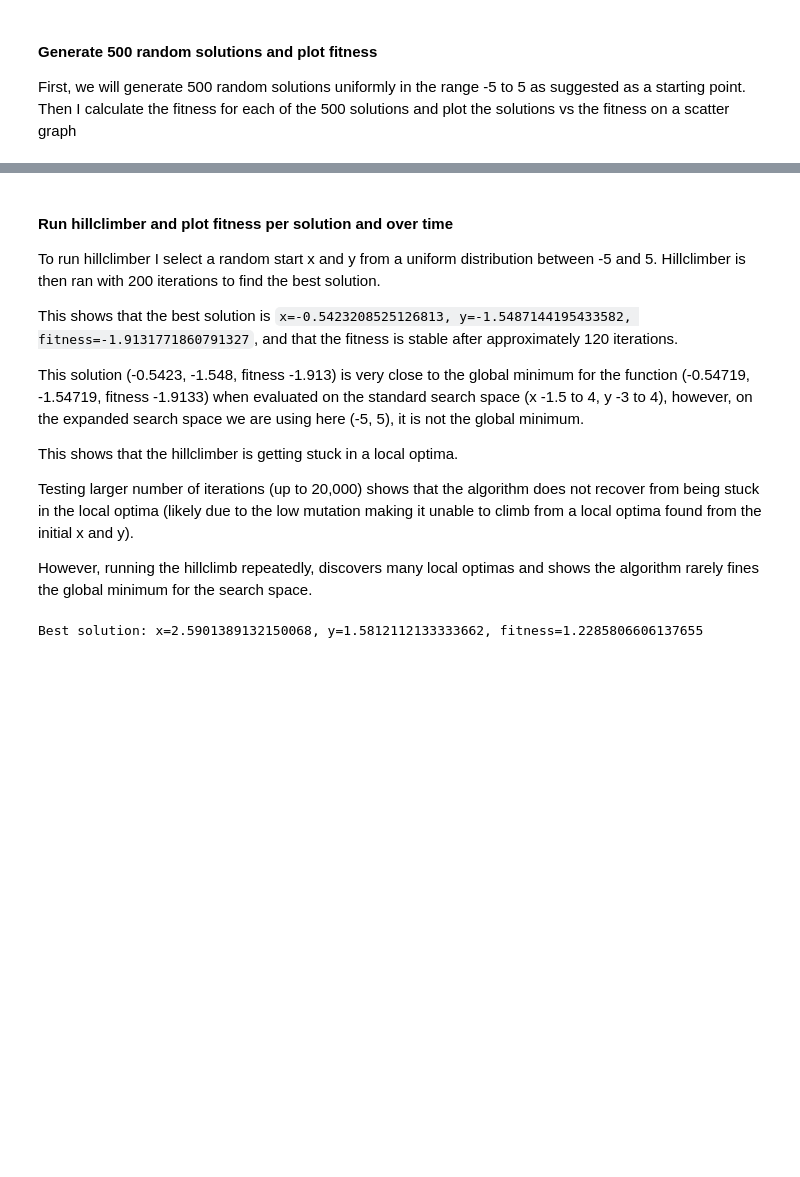
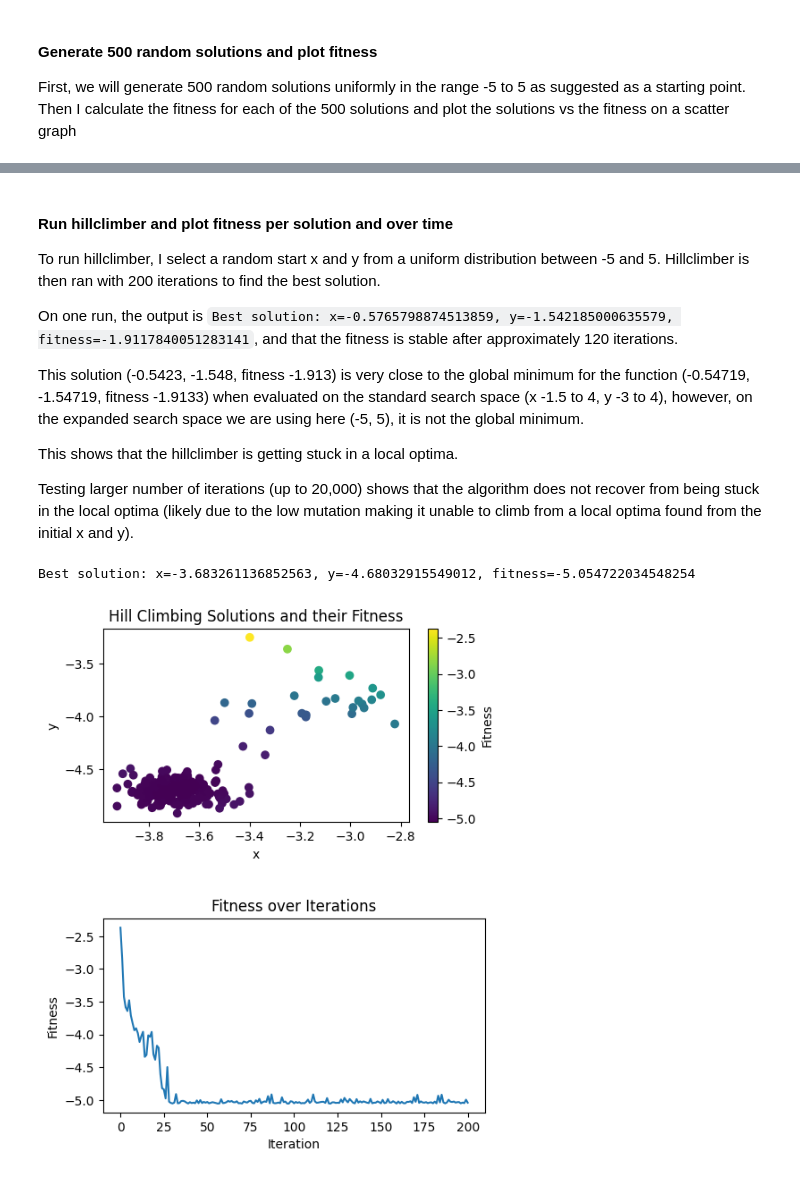
Before and after one commit to NullString1/COMP2002, a Jupyter notebook: optimisation.ipynb, the cells around one changed output, grey strips where cells are left out. Drawn from its saved outputs; the diff is of its cells as text; code cells hidden in the pictures; blank space fills up the shorter version.

```diff
--- a/optimisation.ipynb
+++ b/optimisation.ipynb
@@ -55,20 +92,53 @@ def hillclimb(x: float, y: float, fitness_func: callable, iterations: int) -> tu
+# %%
+def evaluate_hill_climber(iterations: int, fitness_func: callable, runs: int = 1, x_range: tuple = (-5, 5), y_range: tuple = (-5, 5)) -> tuple[float, float, float, np.ndarray, list]:
+    fitnesses = []
+    for i in range(runs):
+        init_x, init_y = np.random.uniform(x_range[0], x_range[1]), np.random.uniform(y_range[0], y_range[1])
+        best_x, best_y, best_fitness, solutions = hillclimb(init_x, init_y, fitness_func, iterations)
+        fitnesses.append((i, best_fitness))
+    return best_x, best_y, best_fitness, solutions, fitnesses
+# %%
+def visualise_hill_climbing_results(solutions: np.ndarray, fitnesses: list, is_multiple_runs: bool = False) -> tuple[plt.Figure, np.ndarray]:
+    unique_fitnesses, counts = np.unique([np.round(f[1],1) for f in fitnesses], return_counts=True)
+    fig, axs = plt.subplots(3 if is_multiple_runs else 2, 1, figsize=(5, 8) if is_multiple_runs else (5, 6))
+    plt.tight_layout()
+    plt.subplots_adjust(hspace=0.5)
+    axs[0].scatter(solutions[:, 0], solutions[:, 1], c=solutions[:, 2], cmap="viridis")
+    fig.colorbar(axs[0].collections[0], label="Fitness")
+    axs[0].set_xlabel("x")
+    axs[0].set_ylabel("y")
+    axs[0].set_title("Hill Climbing Solutions and their Fitness")
+
+    axs[1].plot(solutions[:, 2])
+    axs[1].set_xlabel("Iteration")
+    axs[1].set_ylabel("Fitness")
+    axs[1].set_title("Fitness over Iterations")
+    if is_multiple_runs:
+        axs[2].set_xlabel("Run")
+        axs[2].set_ylabel("Best Fitness")
+        axs[2].set_title("Best Fitness across Multiple Runs of the Hill Climbing Algorithm")
+        axs[2].scatter([x[0] for x in fitnesses], [x[1] for x in fitnesses])
+        for f, count in zip(unique_fitnesses, counts):
+            axs[2].text(100, f, f"      {count} runs", va="center")
+        axs[2].set_ylim(-6, 6)
+    return fig, axs
 # %% [markdown]
 #### Run hillclimber and plot fitness per solution and over time
-To run hillclimber I select a random start x and y from a uniform distribution between -5 and 5. Hillclimber is then ran with 200 iterations to find the best solution.
+To run hillclimber, I select a random start x and y from a uniform distribution between -5 and 5. Hillclimber is then ran with 200 iterations to find the best solution.
 
-This shows that the best solution is `x=-0.5423208525126813, y=-1.5487144195433582, fitness=-1.9131771860791327`, and that the fitness is stable after approximately 120 iterations.
+On one run, the output is `Best solution: x=-0.5765798874513859, y=-1.542185000635579, fitness=-1.9117840051283141`, and that the fitness is stable after approximately 120 iterations.
 
 This solution (-0.5423, -1.548, fitness -1.913) is very close to the global minimum for the function (-0.54719, -1.54719, fitness -1.9133) when evaluated on the standard search space (x -1.5 to 4, y -3 to 4), however, on the expanded search space we are using here (-5, 5), it is not the global minimum.
 
 This shows that the hillclimber is getting stuck in a local optima.
 
 Testing larger number of iterations (up to 20,000) shows that the algorithm does not recover from being stuck in the local optima (likely due to the low mutation making it unable to climb from a local optima found from the initial x and y).
-
-However, running the hillclimb repeatedly, discovers many local optimas and shows the algorithm rarely fines the global minimum for the search space.
 # %%
-# Run hill climbing with a random initial solution
-init_x, init_y = np.random.uniform(-5, 5, 2)
-best_x, best_y, best_fitness, solutions = hillclimb(init_x, init_y, problem, 200)
+# Run hill climbing once inside the wide search space
+best_x, best_y, best_fitness, solutions, fitnesses = evaluate_hill_climber(iterations=200, fitness_func=problem, runs=1, x_range=(-5, 5), y_range=(-5, 5))
 print(f"Best solution: x={best_x}, y={best_y}, fitness={best_fitness}")
+fig, axs = visualise_hill_climbing_results(solutions, fitnesses, is_multiple_runs=False)
+fig.show()
 # %% [output]
-Best solution: x=2.5901389132150068, y=1.5812112133333662, fitness=1.2285806606137655
+Best solution: x=-3.683261136852563, y=-4.68032915549012, fitness=-5.054722034548254
+[figure, added]
```
Also changed, not shown: parts of 27 cells of this notebook, 6 other files.
